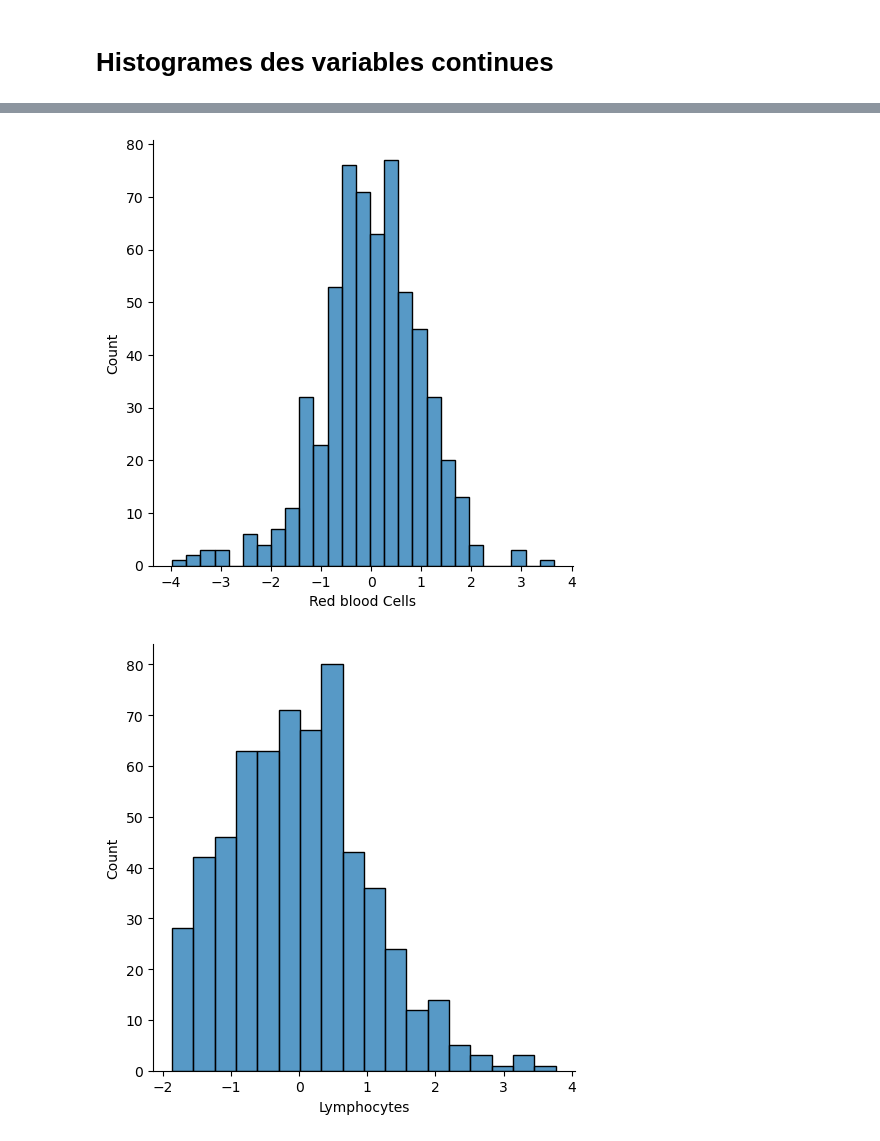
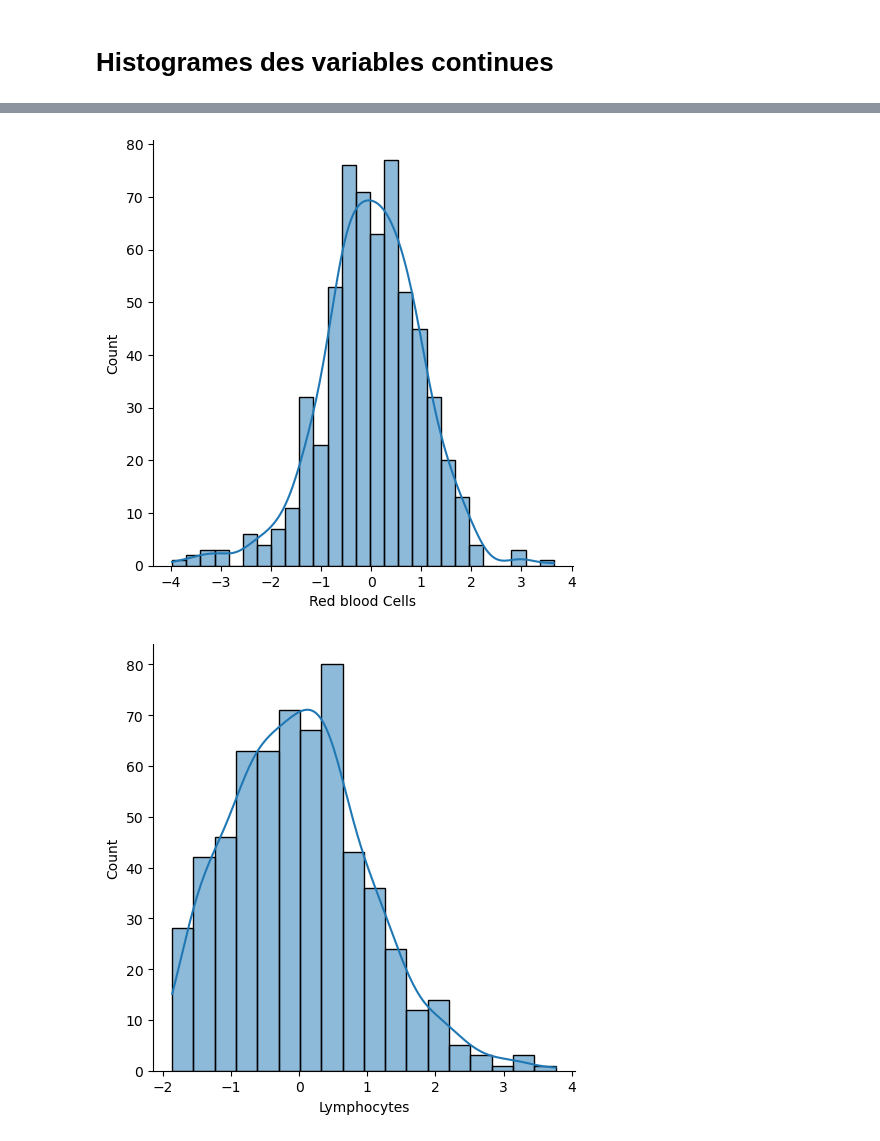
Before and after one commit to lorida0777/Diagnosis_of_COVID_19, a Jupyter notebook: EDA.ipynb, the cells around one changed output, grey strips where cells are left out. Saved outputs shown, nothing was run; the diff lists cells and outputs as text; code cells hidden in the pictures.

```diff
--- a/EDA.ipynb
+++ b/EDA.ipynb
@@ -172,5 +172,5 @@ Name: proportion, dtype: float64
 # Histogrames des variables continues
 # %%
 for col in df.select_dtypes('float'):
-    sns.displot(df[col])
+    sns.displot(df[col],kde=True)
 # %% [output]
@@ -181,2 +181,2 @@ for col in df.select_dtypes('float'):
-[figure, old version]
+[figure, new version]
-[figure, old version]
+[figure, new version]
```
Also changed, not shown: parts of 3 cells of this notebook.
